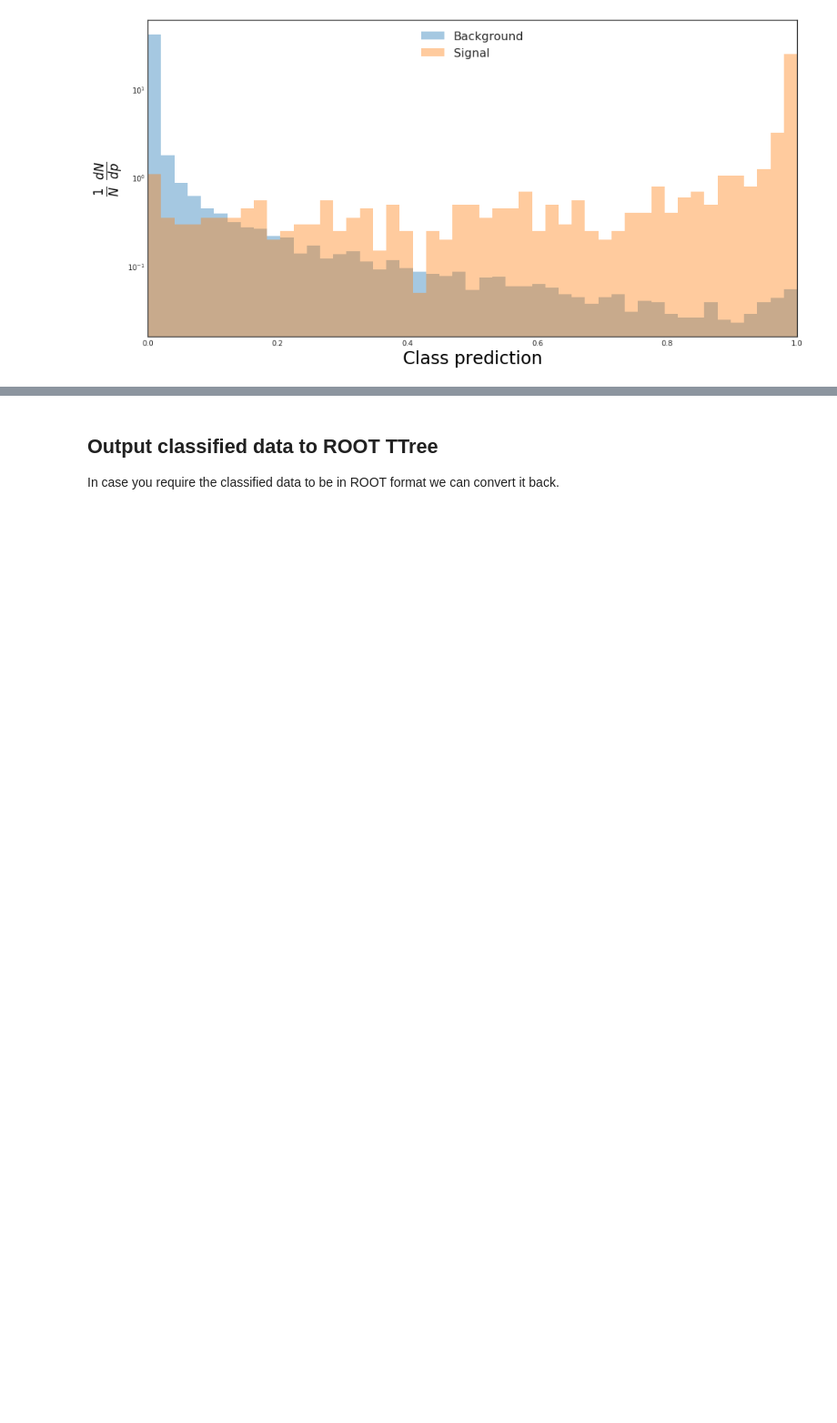
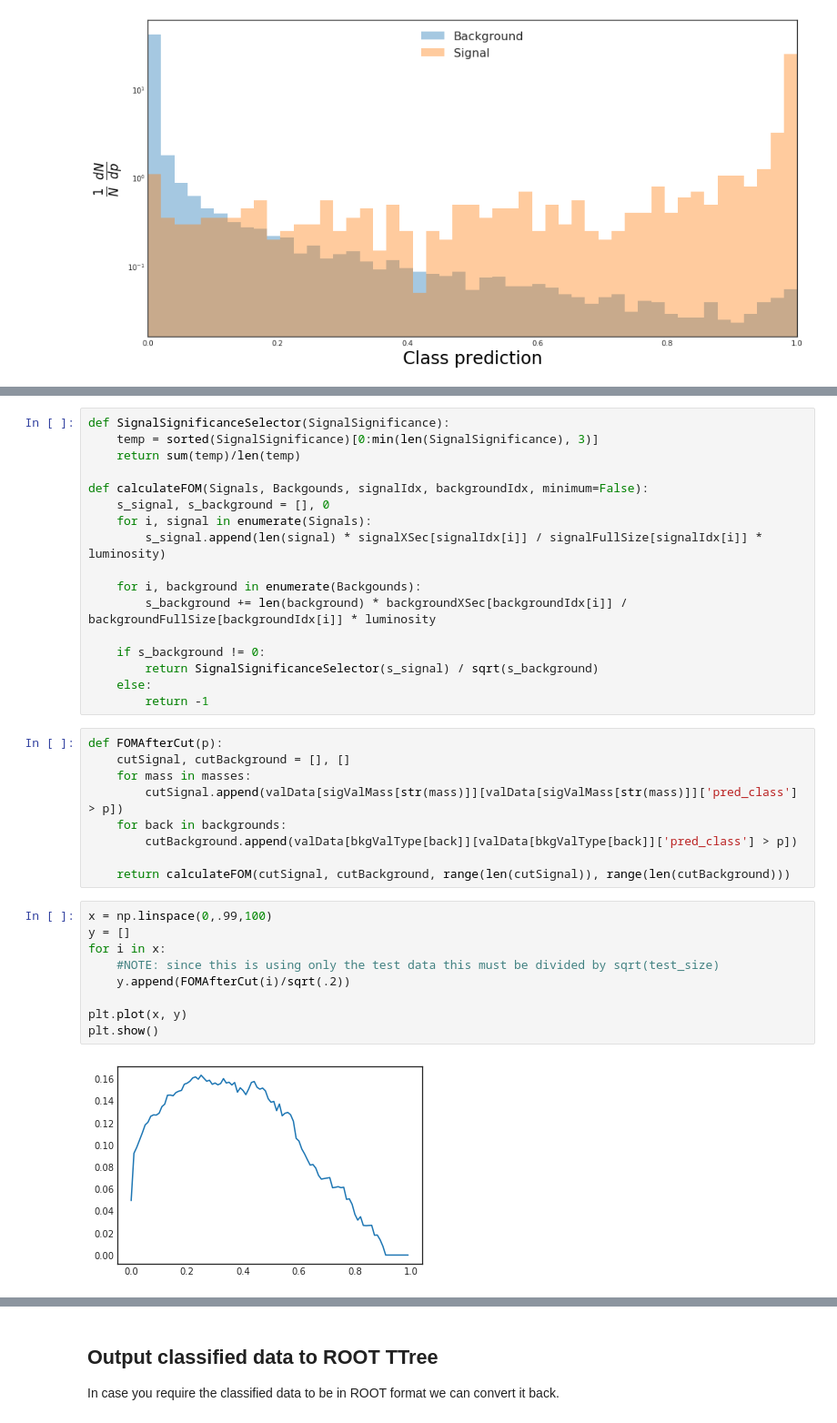
Before and after one commit to SrGonao/estagio, a Jupyter notebook: ML/classifiers/nn/0_NN_Ensemble_Classifier.ipynb, the cells around one changed output, grey strips where cells are left out. Shown at 91% size. Saved outputs shown, nothing was run; the diff lists cells and outputs as text; blank space fills up the shorter version.

Commit message:
some more visualizations for nn predictions

```diff
--- a/ML/classifiers/nn/0_NN_Ensemble_Classifier.ipynb
+++ b/ML/classifiers/nn/0_NN_Ensemble_Classifier.ipynb
@@ -666,0 +699,37 @@ plt.show()
+# %%
+def SignalSignificanceSelector(SignalSignificance):
+    temp = sorted(SignalSignificance)[0:min(len(SignalSignificance), 3)]
+    return sum(temp)/len(temp)
+
+def calculateFOM(Signals, Backgounds, signalIdx, backgroundIdx, minimum=False):
+    s_signal, s_background = [], 0
+    for i, signal in enumerate(Signals):
+        s_signal.append(len(signal) * signalXSec[signalIdx[i]] / signalFullSize[signalIdx[i]] * luminosity)
+
+    for i, background in enumerate(Backgounds):
+        s_background += len(background) * backgroundXSec[backgroundIdx[i]] / backgroundFullSize[backgroundIdx[i]] * luminosity
+
+    if s_background != 0:
+        return SignalSignificanceSelector(s_signal) / sqrt(s_background)
+    else:
+        return -1
+# %%
+def FOMAfterCut(p):
+    cutSignal, cutBackground = [], []
+    for mass in masses:
+        cutSignal.append(valData[sigValMass[str(mass)]][valData[sigValMass[str(mass)]]['pred_class'] > p])
+    for back in backgrounds:
+        cutBackground.append(valData[bkgValType[back]][valData[bkgValType[back]]['pred_class'] > p])
+
+    return calculateFOM(cutSignal, cutBackground, range(len(cutSignal)), range(len(cutBackground)))
+# %%
+x = np.linspace(0,.99,100)
+y = []
+for i in x:
+    #NOTE: since this is using only the test data this must be divided by sqrt(test_size)
+    y.append(FOMAfterCut(i)/sqrt(.2))
+
+plt.plot(x, y)
+plt.show()
+# %% [output]
+[figure, added]
```
Also changed, not shown: parts of 10 cells of this notebook.
